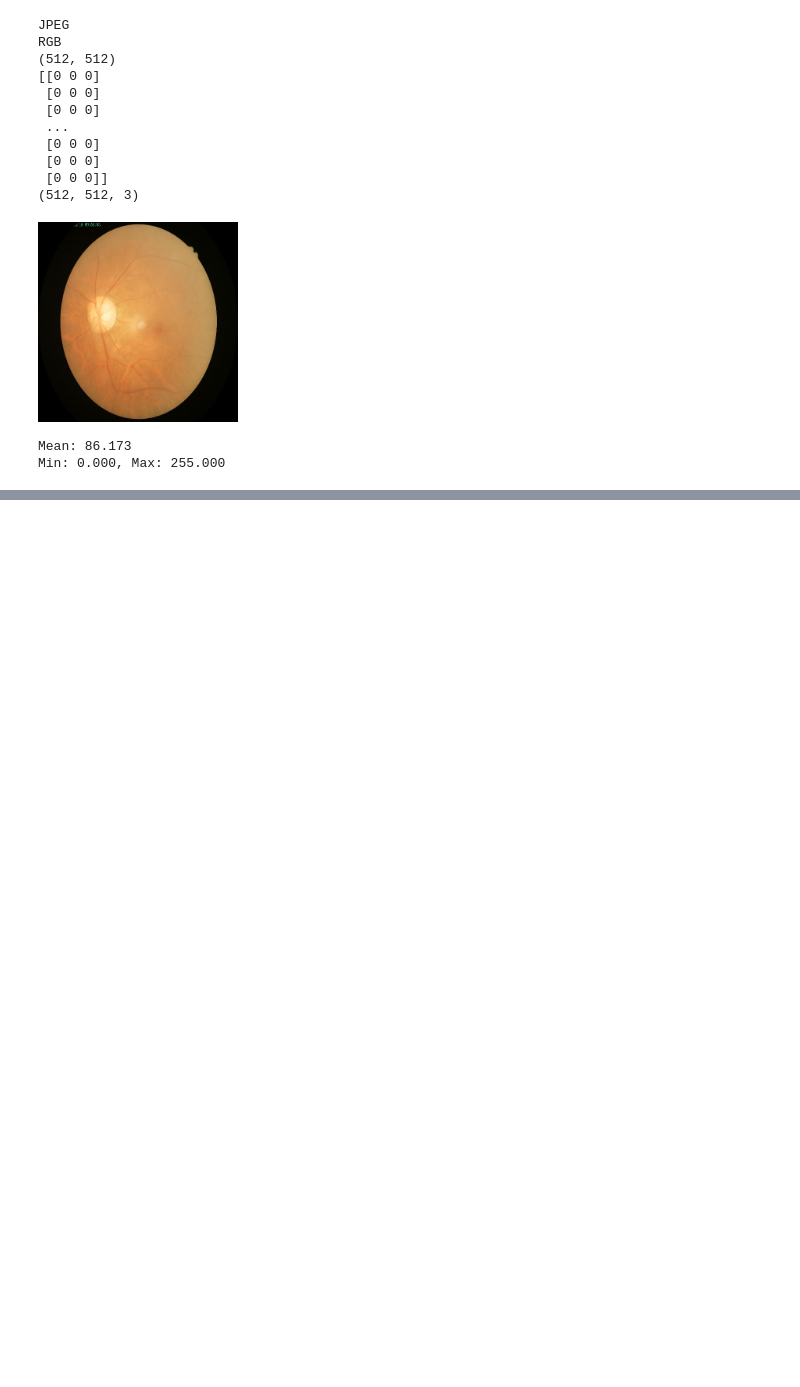
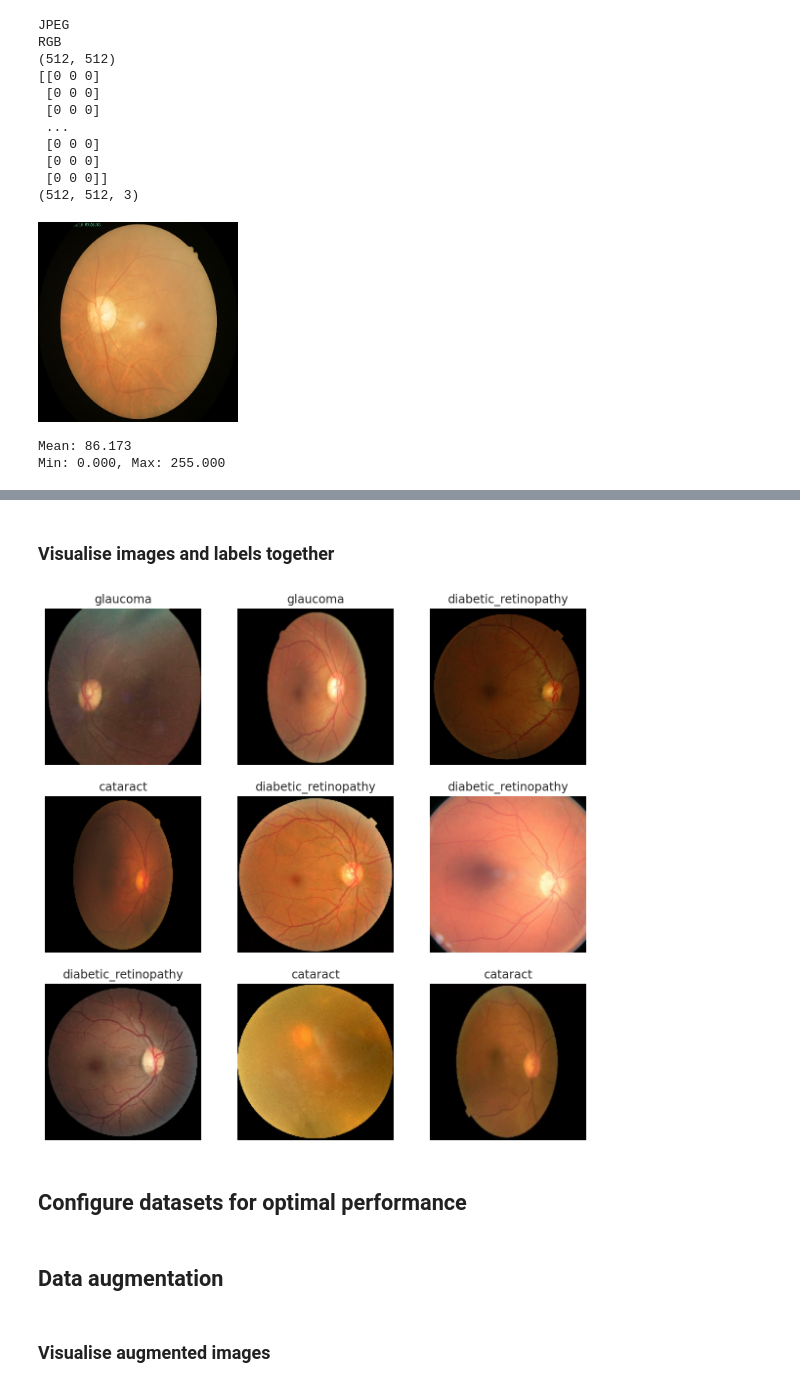
Before and after one commit to yxmauw/eye-disease-classification, a Jupyter notebook: Code.ipynb, the cells around one changed output, grey strips where cells are left out. Drawn from its saved outputs; the diff is of its cells as text; code cells hidden in the pictures; blank space fills up the shorter version.

```diff
--- a/Code.ipynb
+++ b/Code.ipynb
@@ -144,0 +220,17 @@ Min: 0.000, Max: 255.000
+# %% [markdown]
+### Visualise images and labels together
+# %%
+# preview of how images are labelled
+class_names = train_ds.class_names
+
+plt.figure(figsize=(10, 10))
+for images, labels in train_ds.take(1): # each image 160 x 160
+  for i in range(9):
+    ax = plt.subplot(3, 3, i + 1)
+    plt.imshow(images[i].numpy().astype("uint8"))
+    plt.title(class_names[labels[i]])
+    plt.axis("off")
+# %% [output]
+[figure, added]
+# %% [markdown]
+## Configure datasets for optimal performance
@@ -144,0 +242,2 @@ Min: 0.000, Max: 255.000
+# %% [markdown]
+## Data augmentation
@@ -144,0 +250,2 @@ Min: 0.000, Max: 255.000
+# %% [markdown]
+### Visualise augmented images
```
Also changed, not shown: parts of 23 cells of this notebook.
